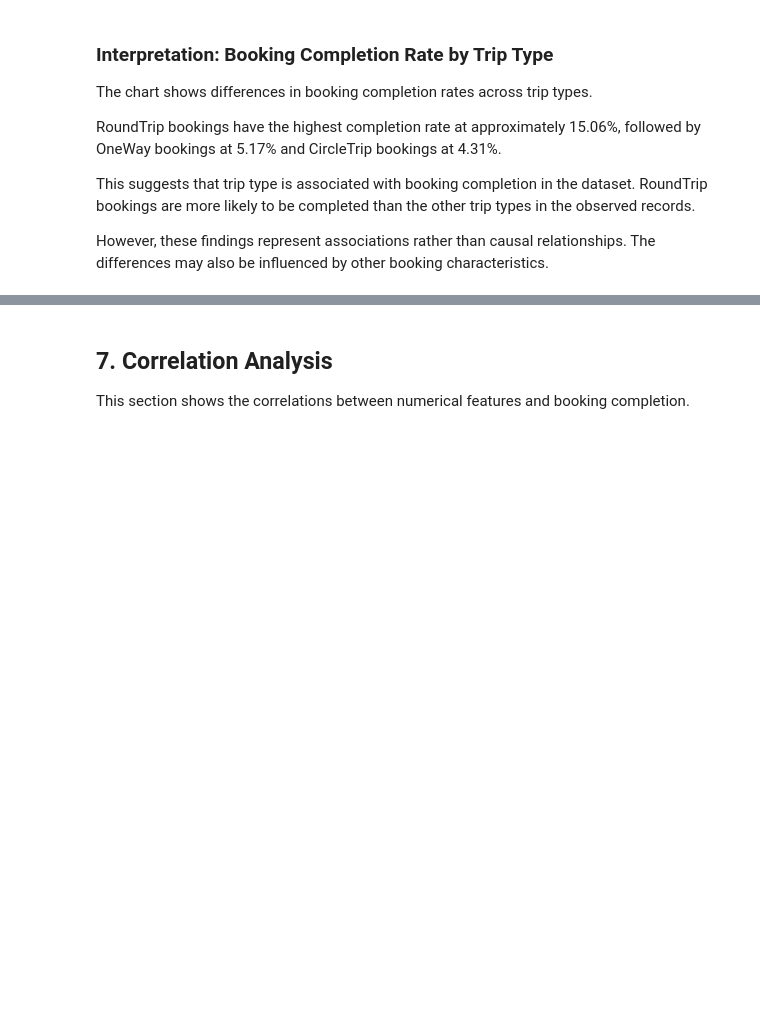
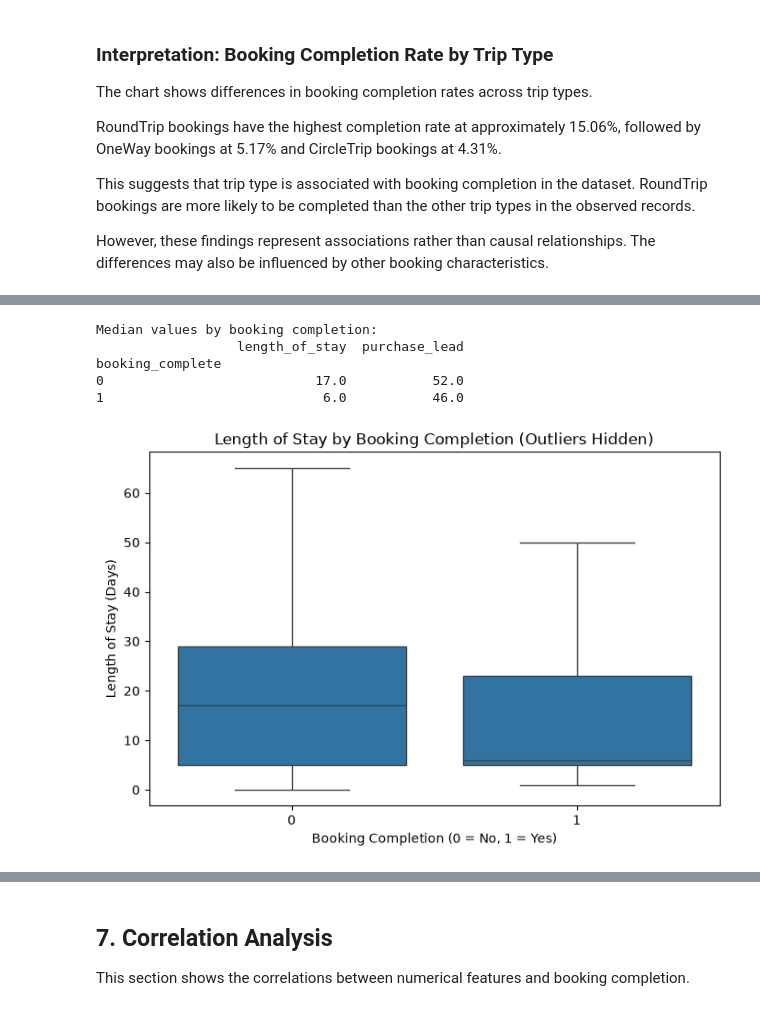
Before and after one commit to Ghaida-Alyousef/SW485-Project-Group5, a Jupyter notebook: Phase1_Data_Exploration.ipynb, the cells around one changed output, grey strips where cells are left out. Drawn from its saved outputs; the diff is of its cells as text; code cells hidden in the pictures; blank space fills up the shorter version.

```diff
--- a/Phase1_Data_Exploration.ipynb
+++ b/Phase1_Data_Exploration.ipynb
@@ -379,0 +433,27 @@ However, these findings represent associations rather than causal relationships.
+# %%
+# Length of stay and purchase lead time by booking completion
+
+print("Median values by booking completion:")
+print(df.groupby("booking_complete")[["length_of_stay", "purchase_lead"]].median())
+
+plt.figure(figsize=(8, 5))
+
+sns.boxplot(
+    data=df,
+    x="booking_complete",
+    y="length_of_stay",
+    showfliers=False
+)
+
+plt.title("Length of Stay by Booking Completion (Outliers Hidden)")
+plt.xlabel("Booking Completion (0 = No, 1 = Yes)")
+plt.ylabel("Length of Stay (Days)")
+
+plt.show()
+# %% [output]
+Median values by booking completion:
+                  length_of_stay  purchase_lead
+booking_complete
+0                           17.0           52.0
+1                            6.0           46.0
+[figure, added]
```
Also changed, not shown: parts of 3 cells of this notebook.
